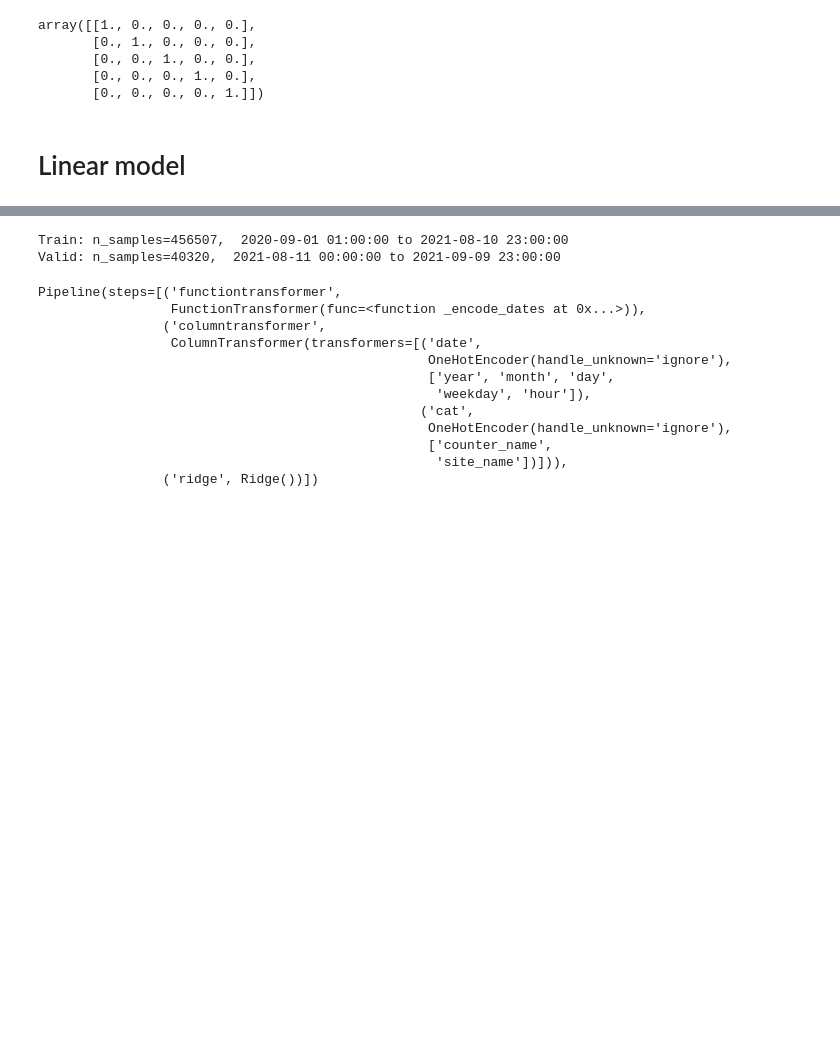
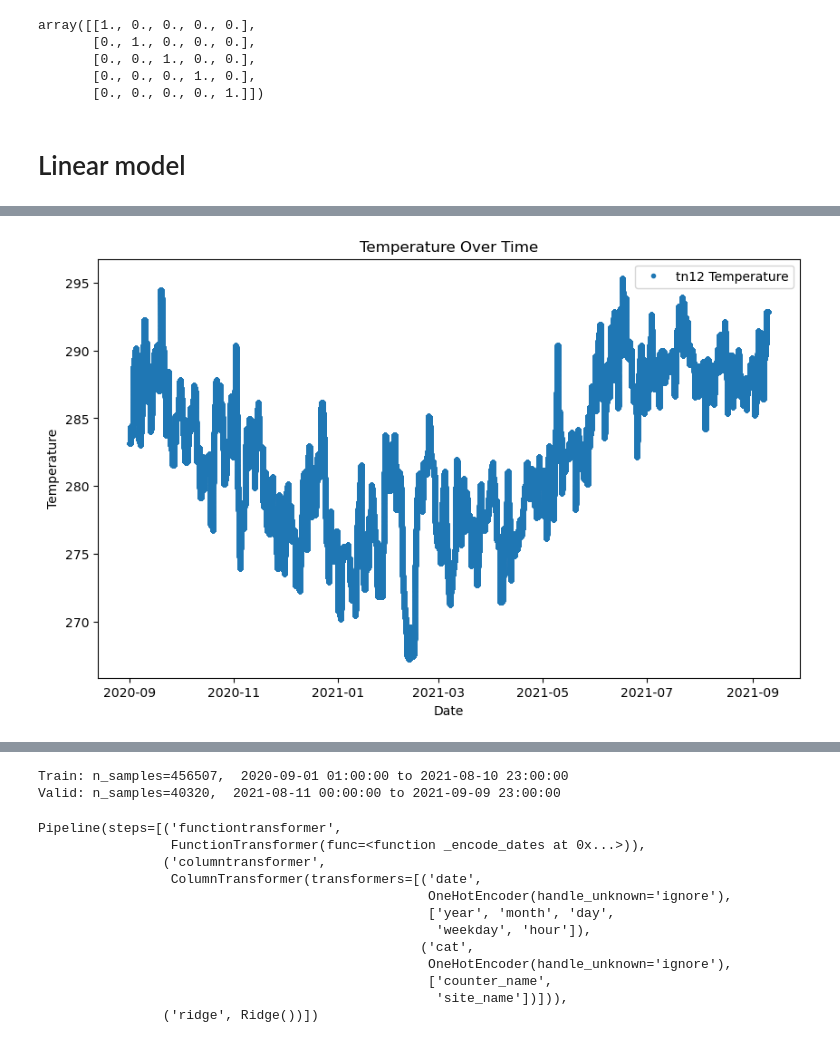
Before and after one commit to Turoc234/bike_counters_Malo_Artus, a Jupyter notebook: bike_simple.ipynb, the cells around one changed output, grey strips where cells are left out. Saved outputs shown, nothing was run; the diff lists cells and outputs as text; code cells hidden in the pictures; blank space fills up the shorter version.

```diff
--- a/bike_simple.ipynb
+++ b/bike_simple.ipynb
@@ -152,0 +206,27 @@ X
+# %%
+from scipy.interpolate import interp1d
+
+# Assuming 'feature' is your feature column
+a = X['tn12'].dropna().index
+b = X['tn12'].dropna().values
+
+# Choose the degree of the polynomial (you can experiment with different values)
+degree = 3
+poly_interp = interp1d(a, b, kind='cubic', fill_value='extrapolate')
+
+# Interpolate missing values
+X['tn12'] = poly_interp(X.index)
+# %%
+# Assuming 'feature' is your polynomial feature
+window_size = 5
+X['smoothed_tn12'] = X["tn12"].rolling(window=window_size).mean()
+# %%
+plt.figure(figsize=(10, 6))
+plt.plot(X['date'], X['smoothed_tn12'], '.',label='tn12 Temperature')
+plt.title('Temperature Over Time')
+plt.xlabel('Date')
+plt.ylabel('Temperature')
+plt.legend()
+plt.show()
+# %% [output]
+[figure, added]
```
Also changed, not shown: parts of 12 cells of this notebook.
